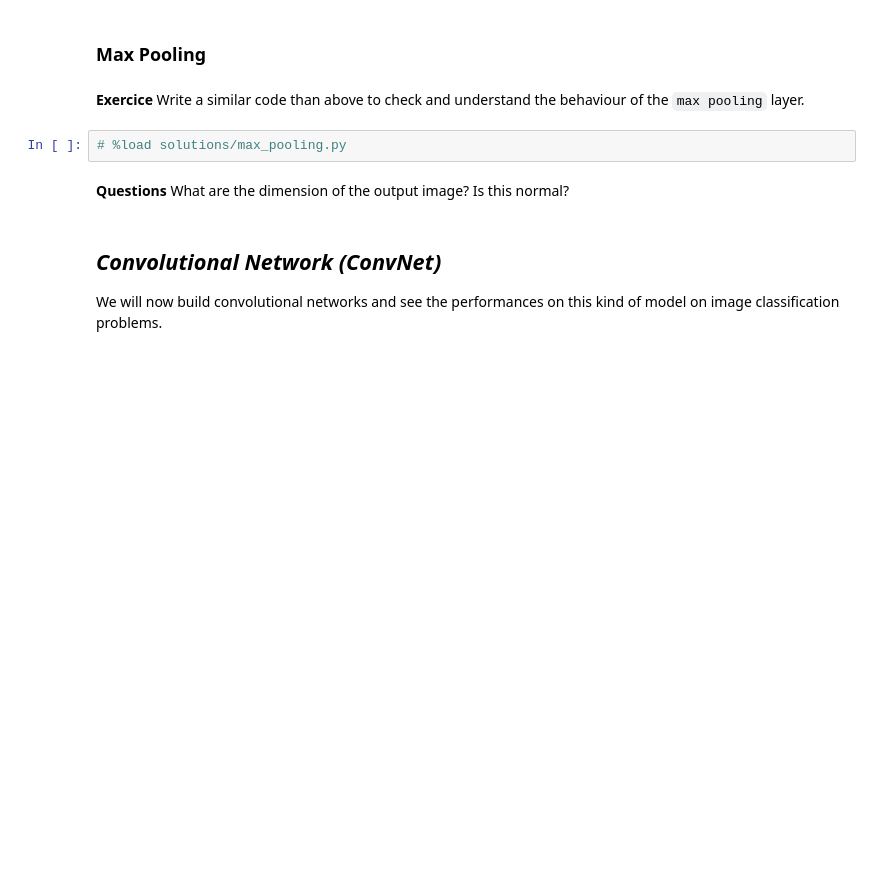
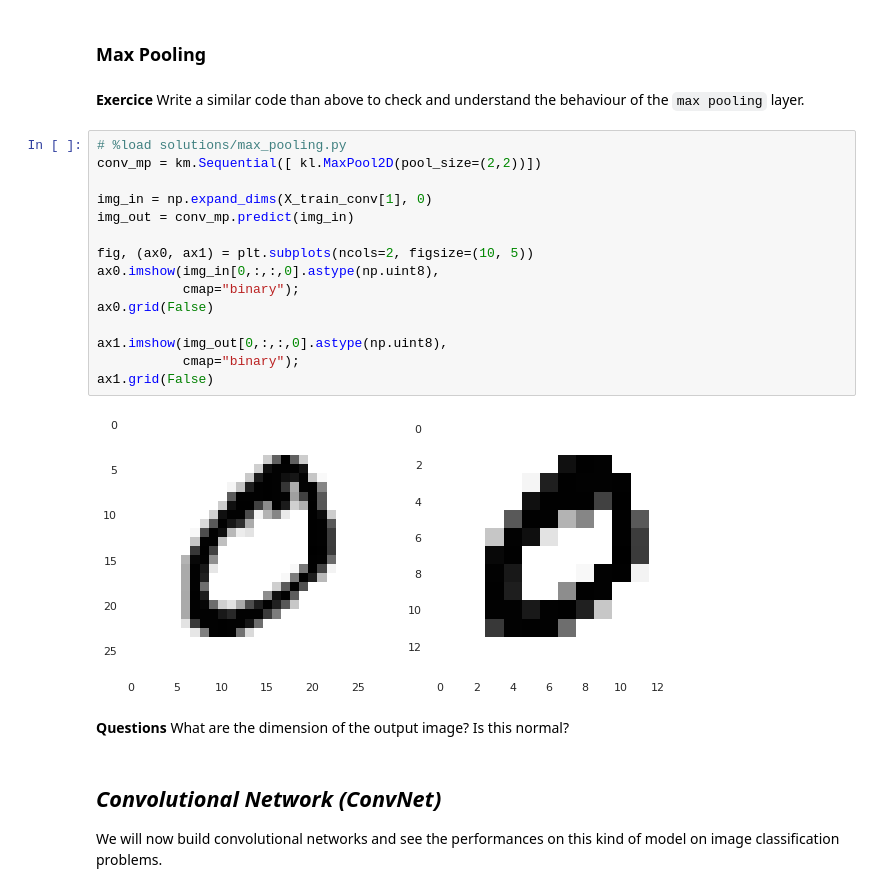
Before and after one commit to chou404/High-Dimensional-Deep-Learning, a Jupyter notebook: ImageClassification/Atelier-keras-MNIST.ipynb, the cells around one changed output. Cells and saved outputs as stored; diff of their text form; blank space fills up the shorter version.

```diff
--- a/ImageClassification/Atelier-keras-MNIST.ipynb
+++ b/ImageClassification/Atelier-keras-MNIST.ipynb
@@ -430,8 +432,23 @@ ax2.grid(False)
 ### Max Pooling
 # %% [markdown]
 **Exercice** Write a similar code than above to check and understand the behaviour of the `max pooling` layer.
-# %%
-# %load solutions/max_pooling.py
+# %%
+# %load solutions/max_pooling.py
+conv_mp = km.Sequential([ kl.MaxPool2D(pool_size=(2,2))])
+
+img_in = np.expand_dims(X_train_conv[1], 0)
+img_out = conv_mp.predict(img_in)
+
+fig, (ax0, ax1) = plt.subplots(ncols=2, figsize=(10, 5))
+ax0.imshow(img_in[0,:,:,0].astype(np.uint8),
+           cmap="binary");
+ax0.grid(False)
+
+ax1.imshow(img_out[0,:,:,0].astype(np.uint8),
+           cmap="binary");
+ax1.grid(False)
+# %% [output]
+[figure, added]
 # %% [markdown]
 **Questions** What are the dimension of the output image? Is this normal?
 # %% [markdown]
```
Also changed, not shown: parts of 14 cells of this notebook, 2 other files.
